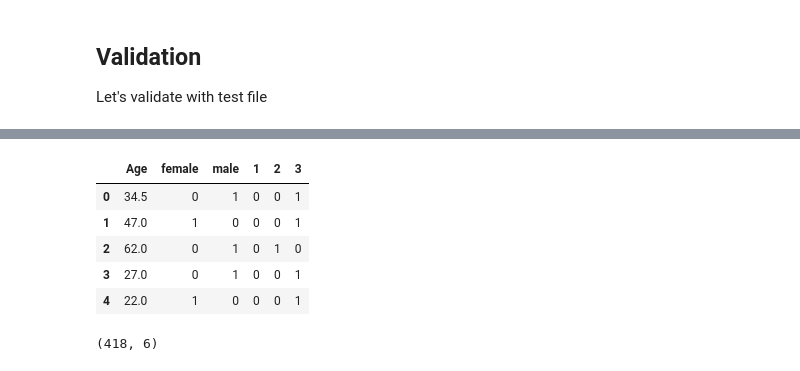
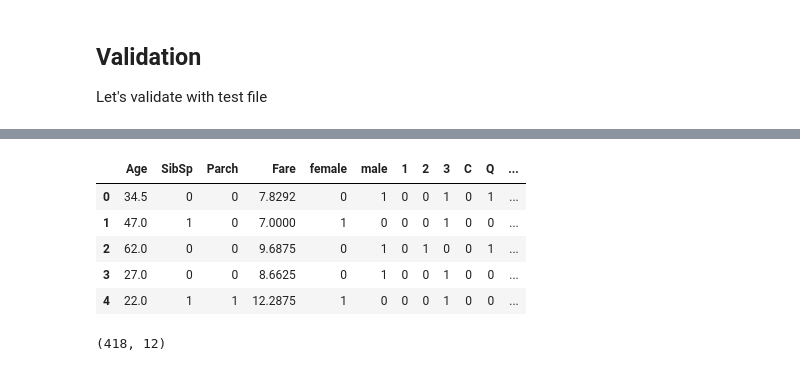
Before and after one commit to Tantatorn-dev/boku-no-notebooks, a Jupyter notebook: titanic.ipynb, the cells around one changed output, grey strips where cells are left out. Drawn from its saved outputs; the diff is of its cells as text; code cells hidden in the pictures.

```diff
--- a/titanic.ipynb
+++ b/titanic.ipynb
@@ -140,0 +181,6 @@ let's prepare our data before training
+# %%
+# let's perform an imputation on age column
+data['Age'].fillna(data['Age'].mean(), inplace=True)
+
+# let's perform an imputation on embarked column
+data['Embarked'].fillna('C',inplace=True)
@@ -254,32 +300,37 @@ validate_data.head()
 | 2 | 894 | 2 | Myles, Mr. Thomas Francis | male | 62.0 | 0 | 0 | 240276 | 9.6875 | NaN | ... |
 | 3 | 895 | 3 | Wirz, Mr. Albert | male | 27.0 | 0 | 0 | 315154 | 8.6625 | NaN | ... |
 | 4 | 896 | 3 | Hirvonen, Mrs. Alexander (Helga E... | female | 22.0 | 1 | 1 | 3101298 | 12.2875 | NaN | ... |
+# %%
+# let's perform an imputation on age column
+validate_data['Age'].fillna(data['Age'].mean(), inplace=True)
+validate_data['Embarked'].fillna('C', inplace=True)
 # %%
 # preprocess validate data
-X = validate_data[['Age','Sex','Pclass']]
+X = validate_data[['Age','Sex','Pclass','SibSp','Parch','Fare','Embarked']]
 # %%
 # encode the sex column
 encoded_sex = pd.get_dummies(X['Sex'])
 encoded_Pclass = pd.get_dummies(X['Pclass'])
+encoded_embarked = pd.get_dummies(X['Embarked'])
 
 # drop old columns
-X = X.drop(columns=['Sex','Pclass'])
+X = X.drop(columns=['Sex','Pclass','Embarked'])
 
 # join new columns
-X = X.join([encoded_sex,encoded_Pclass])
+X = X.join([encoded_sex,encoded_Pclass,encoded_embarked])
 X.head()
 # %% [output]
-|  | Age | female | male | 1 | 2 | 3 |
-| 0 | 34.5 | 0 | 1 | 0 | 0 | 1 |
-| 1 | 47.0 | 1 | 0 | 0 | 0 | 1 |
-| 2 | 62.0 | 0 | 1 | 0 | 1 | 0 |
-| 3 | 27.0 | 0 | 1 | 0 | 0 | 1 |
-| 4 | 22.0 | 1 | 0 | 0 | 0 | 1 |
+|  | Age | SibSp | Parch | Fare | female | male | 1 | 2 | 3 | C | Q | ... |
+| 0 | 34.5 | 0 | 0 | 7.8292 | 0 | 1 | 0 | 0 | 1 | 0 | 1 | ... |
+| 1 | 47.0 | 1 | 0 | 7.0000 | 1 | 0 | 0 | 0 | 1 | 0 | 0 | ... |
+| 2 | 62.0 | 0 | 0 | 9.6875 | 0 | 1 | 0 | 1 | 0 | 0 | 1 | ... |
+| 3 | 27.0 | 0 | 0 | 8.6625 | 0 | 1 | 0 | 0 | 1 | 0 | 0 | ... |
+| 4 | 22.0 | 1 | 1 | 12.2875 | 1 | 0 | 0 | 0 | 1 | 0 | 0 | ... |
 # %%
 # check shape
 print(X.shape)
 # %% [output]
-(418, 6)
+(418, 12)
 # %%
 prediction = model.predict(X)
 prediction
```
Also changed, not shown: parts of 16 cells of this notebook.
